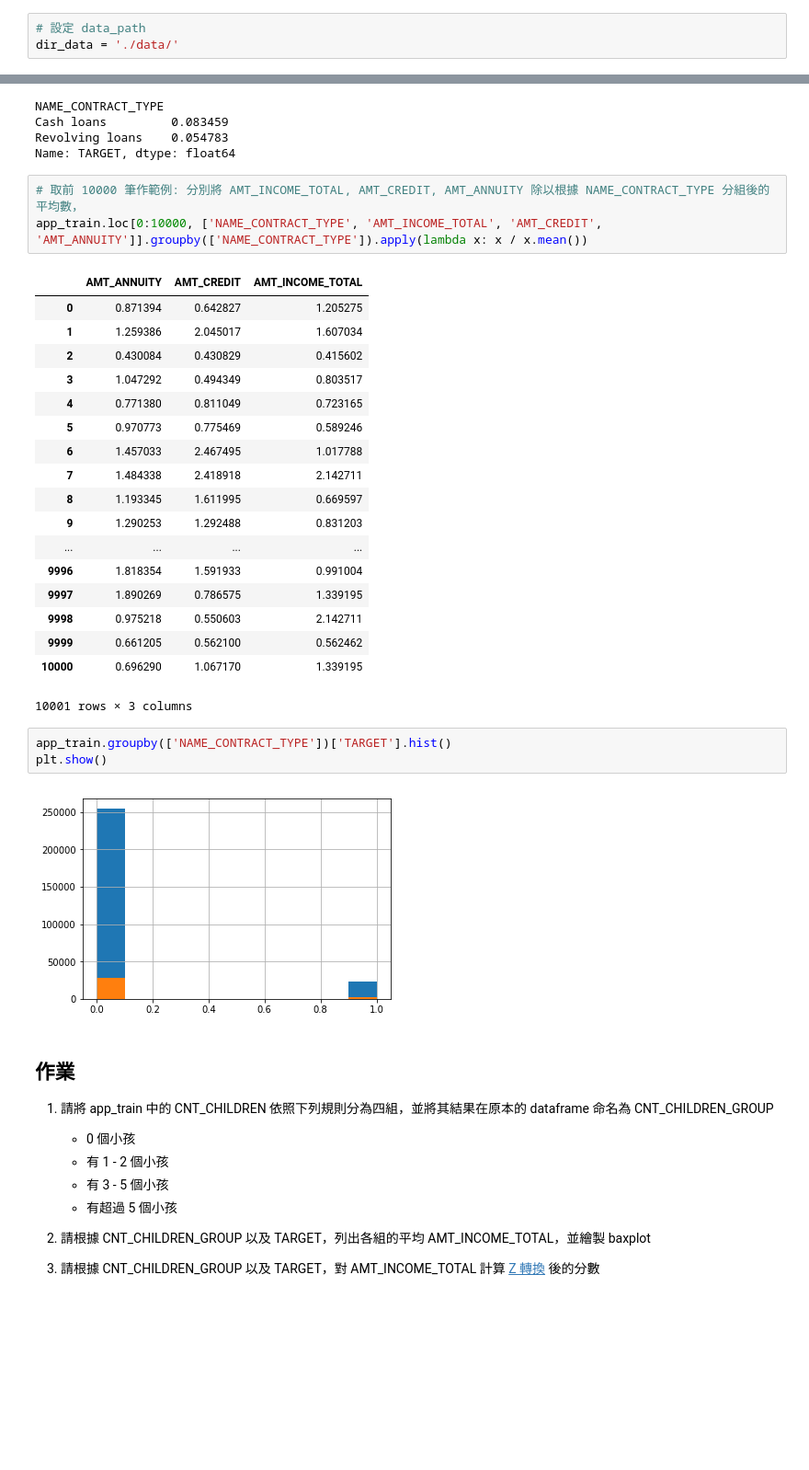
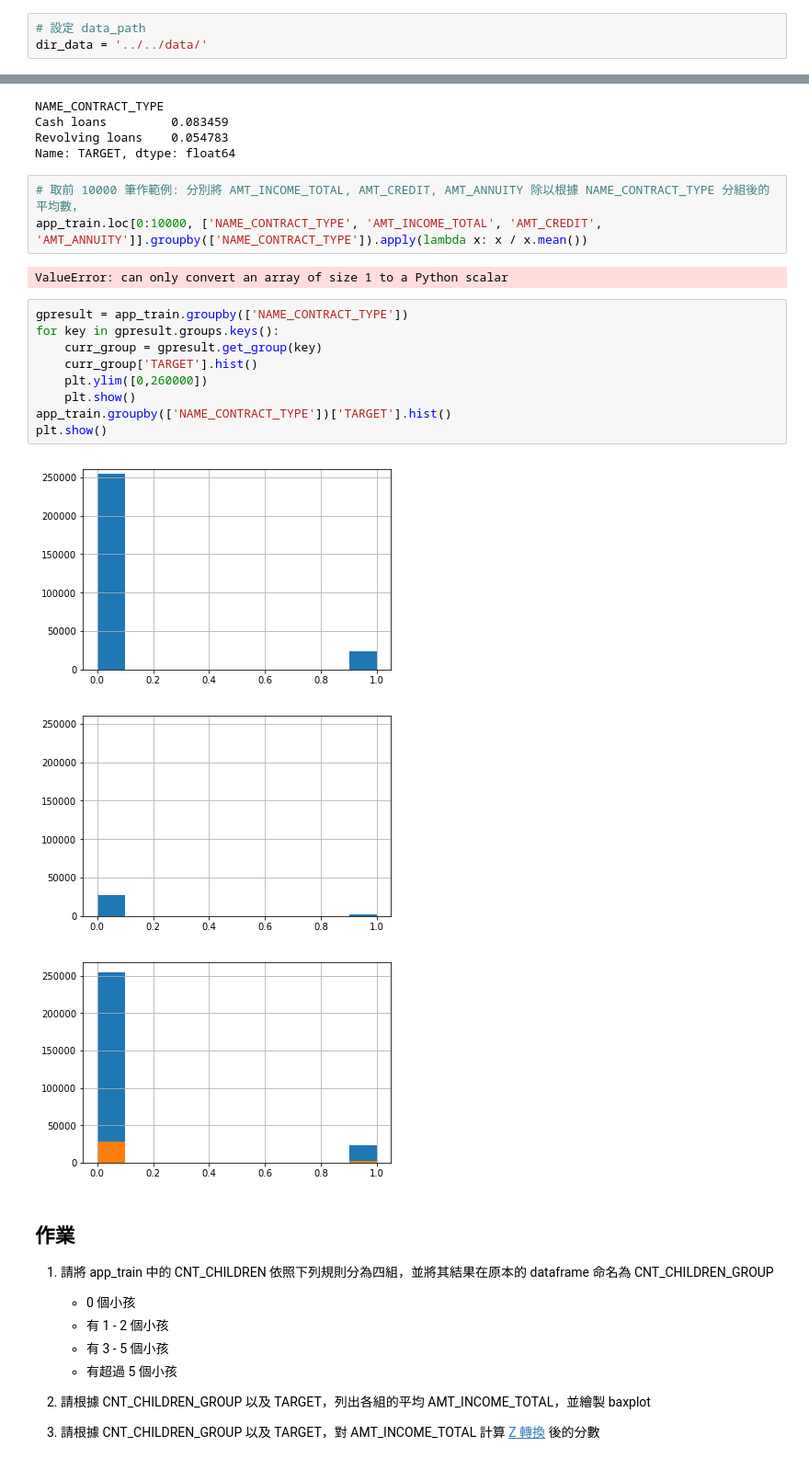
Before and after one commit to buc1107/ML100-Days, a Jupyter notebook: Homework/examples/Day_008_dataFrame_operation.ipynb, the cells around one changed output, grey strips where cells are left out. Shown: that part at 92% size. Drawn from its saved outputs; the diff is of its cells as text; blank space fills up the shorter version.

```diff
--- a/Homework/examples/Day_008_dataFrame_operation.ipynb
+++ b/Homework/examples/Day_008_dataFrame_operation.ipynb
@@ -110,7 +110,7 @@ df1.melt()
 ## Subset
 # %%
 # 設定 data_path
-dir_data = './data/'
+dir_data = '../../data/'
 # %%
 f_app = os.path.join(dir_data, 'application_train.csv')
 print('Path of read in data: %s' % (f_app))
@@ -175,29 +196,20 @@ Name: TARGET, dtype: float64
 # 取前 10000 筆作範例: 分別將 AMT_INCOME_TOTAL, AMT_CREDIT, AMT_ANNUITY 除以根據 NAME_CONTRACT_TYPE 分組後的平均數，
 app_train.loc[0:10000, ['NAME_CONTRACT_TYPE', 'AMT_INCOME_TOTAL', 'AMT_CREDIT', 'AMT_ANNUITY']].groupby(['NAME_CONTRACT_TYPE']).apply(lambda x: x / x.mean())
 # %% [output]
-|  | AMT_ANNUITY | AMT_CREDIT | AMT_INCOME_TOTAL |
-| 0 | 0.871394 | 0.642827 | 1.205275 |
-| 1 | 1.259386 | 2.045017 | 1.607034 |
-| 2 | 0.430084 | 0.430829 | 0.415602 |
-| 3 | 1.047292 | 0.494349 | 0.803517 |
-| 4 | 0.771380 | 0.811049 | 0.723165 |
-| 5 | 0.970773 | 0.775469 | 0.589246 |
-| 6 | 1.457033 | 2.467495 | 1.017788 |
-| 7 | 1.484338 | 2.418918 | 2.142711 |
-| 8 | 1.193345 | 1.611995 | 0.669597 |
-| 9 | 1.290253 | 1.292488 | 0.831203 |
-| ... | ... | ... | ... |
-| 9996 | 1.818354 | 1.591933 | 0.991004 |
-| 9997 | 1.890269 | 0.786575 | 1.339195 |
-| 9998 | 0.975218 | 0.550603 | 2.142711 |
-| 9999 | 0.661205 | 0.562100 | 0.562462 |
-| 10000 | 0.696290 | 1.067170 | 1.339195 |
-10001 rows × 3 columns
+ValueError: can only convert an array of size 1 to a Python scalar
-# %%
-app_train.groupby(['NAME_CONTRACT_TYPE'])['TARGET'].hist()
-plt.show()
-# %% [output]
-[figure, removed]
+# %%
+gpresult = app_train.groupby(['NAME_CONTRACT_TYPE'])
+for key in gpresult.groups.keys():
+    curr_group = gpresult.get_group(key)
+    curr_group['TARGET'].hist()
+    plt.ylim([0,260000])
+    plt.show()
+app_train.groupby(['NAME_CONTRACT_TYPE'])['TARGET'].hist()
+plt.show()
+# %% [output]
+[figure, added]
+[figure, added]
+[figure, added]
 # %% [markdown]
 ## 作業
 1. 請將 app_train 中的 CNT_CHILDREN 依照下列規則分為四組，並將其結果在原本的 dataframe 命名為 CNT_CHILDREN_GROUP
```
Also changed, not shown: parts of 2 cells of this notebook, 1 other file.
